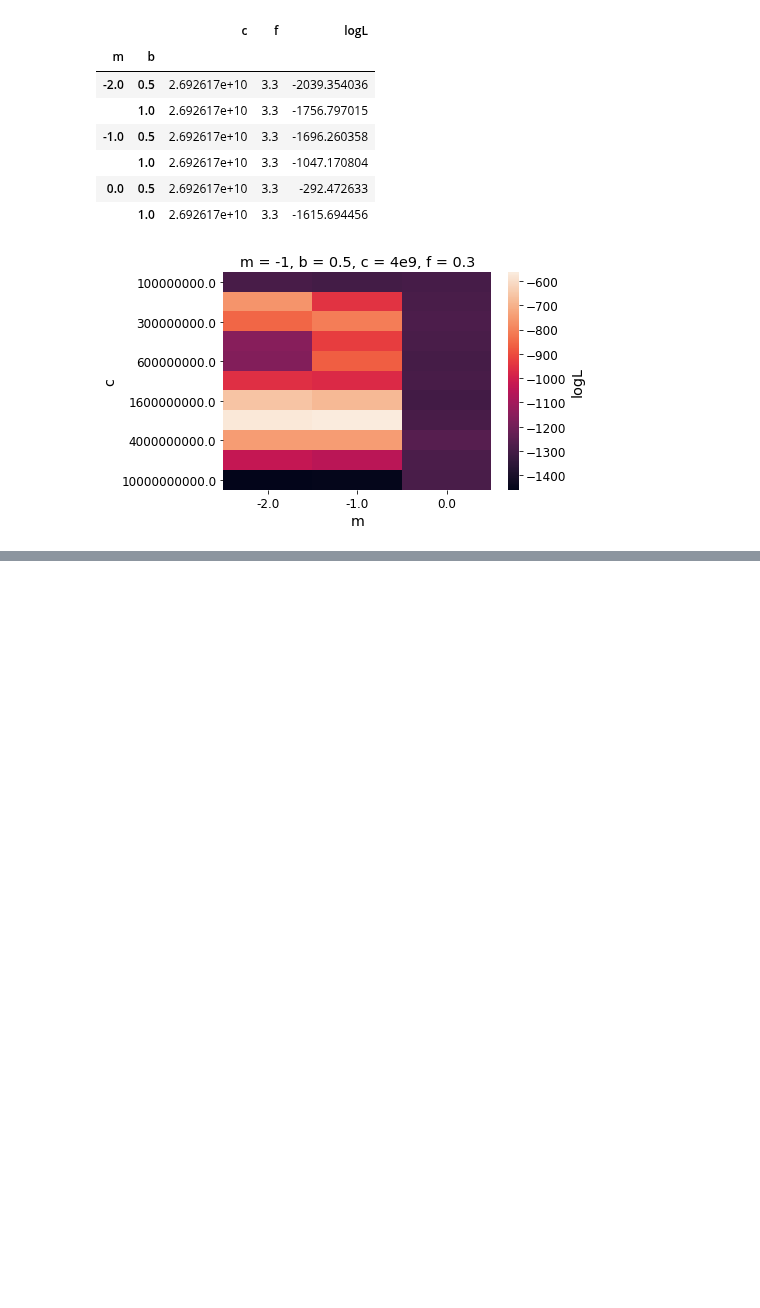
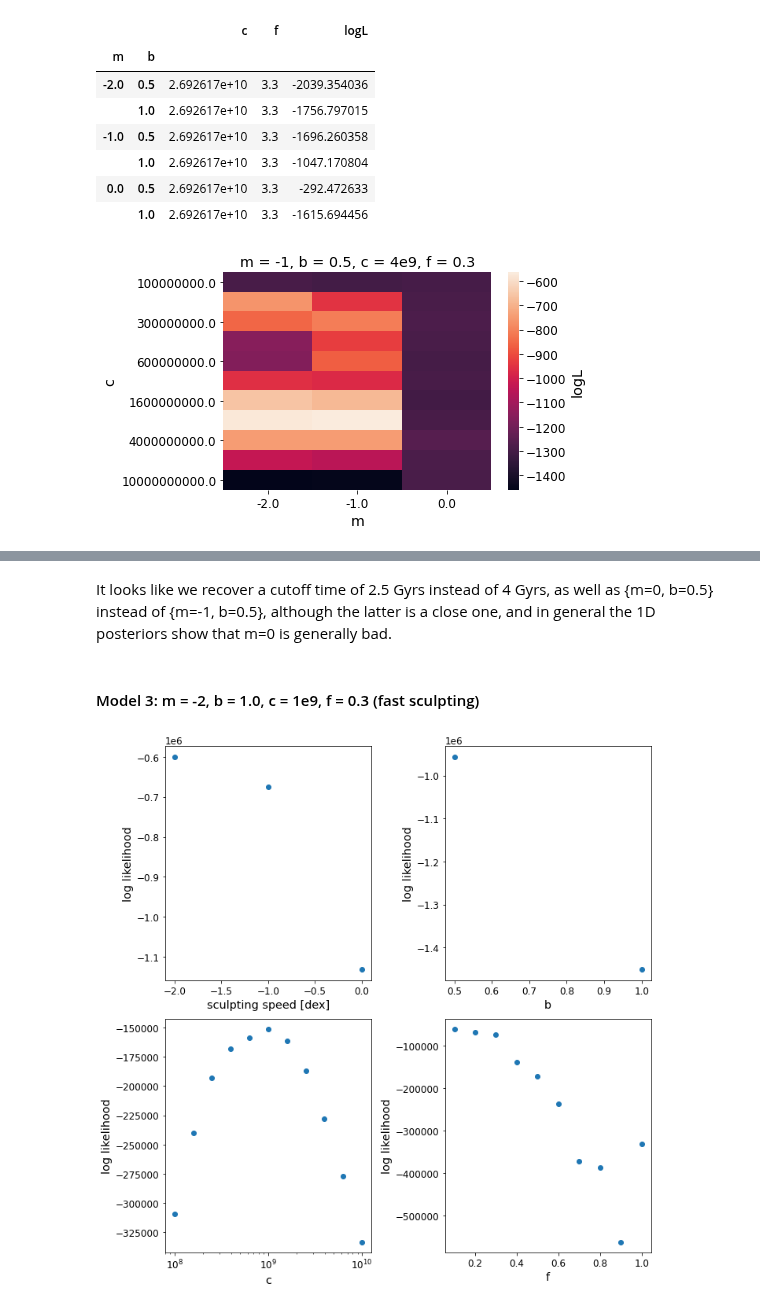
Before and after one commit to exoclam/mastrangelo, a Jupyter notebook: notebooks/injection-recovery.ipynb, the cells around one changed output, grey strips where cells are left out. Cells and saved outputs as stored; diff of their text form; code cells hidden in the pictures; blank space fills up the shorter version.

Commit message:
ran injection-recovery on three more models

```diff
--- a/notebooks/injection-recovery.ipynb
+++ b/notebooks/injection-recovery.ipynb
@@ -306,0 +277,6 @@ piv
+# %% [markdown]
+It looks like we recover a cutoff time of 2.5 Gyrs instead of 4 Gyrs, as well as {m=0, b=0.5} instead of {m=-1, b=0.5}, although the latter is a close one, and in general the 1D posteriors show that m=0 is generally bad.
+# %% [markdown]
+#### Model 3: m = -2, b = 1.0, c = 1e9, f = 0.3 (fast sculpting)
+# %%
+tm_fiducial = truth.loc[(truth.ms == -2) & (truth.bs == 1.) & (np.round(truth.cs, -9) == 1e9) & (np.round(truth.fs,1) == 0.3)].transit_multiplicities
@@ -306,0 +325,65 @@ piv
+# %%
+f, ((ax1, ax2), (ax3, ax4)) = plt.subplots(2, 2, figsize=(10, 10))
+
+# marginalize in 1D
+marginalized_logLs = []
+for gi_m in range(3):
+
+    cube = prior_grid_logslope(cube, ndim, nparams, gi_m, gi_b, gi_c)
+
+    # subset
+    only = model_logLs.loc[(model_logLs.m == cube[0])]# & (model_logLs.f == 0.3)]
+
+    # marginalize logL
+    marginalized_logLs.append(np.sum(only.logL))
+
+ax1.scatter(truth.ms.unique(), marginalized_logLs)
+ax1.set_ylabel("log likelihood")
+ax1.set_xlabel("sculpting speed [dex]")
+
+marginalized_logLs = []
+for gi_b in range(2):
+    gi_b = gi_b + 1
+
+    cube = prior_grid_logslope(cube, ndim, nparams, gi_m, gi_b, gi_c)
+
+    # subset
+    only = model_logLs.loc[(model_logLs.b == cube[1])]# & (model_logLs.f == 0.3)]
+
+    # marginalize logL
+    marginalized_logLs.append(np.sum(only.logL))
+ax2.scatter(model_logLs.b.unique(), marginalized_logLs)
+ax2.set_ylabel("log likelihood")
+ax2.set_xlabel("b")
+
+marginalized_logLs = []
+for gi_c in range(11):
+
+    cube = prior_grid_logslope(cube, ndim, nparams, gi_m, gi_b, gi_c)
+
+    # subset
+    only = model_logLs.loc[(model_logLs.c == cube[2])]# & (model_logLs.f == 0.3)]
+
+    # marginalize logL
+    marginalized_logLs.append(np.sum(only.logL))
+ax3.scatter(truth.cs.unique(), marginalized_logLs)
+ax3.set_ylabel("log likelihood")
+ax3.set_xlabel("c")
+ax3.set_xscale('log')
+
+marginalized_logLs = []
+for gi_f in np.linspace(0.1, 1, 10):
+
+    # subset
+    only = model_logLs.loc[(np.round(model_logLs.f, 1) == np.round(gi_f, 1))]
+
+    # marginalize logL
+    marginalized_logLs.append(np.sum(only.logL))
+ax4.scatter(np.linspace(0.1, 1, 10), marginalized_logLs)
+ax4.set_ylabel("log likelihood")
+ax4.set_xlabel("f")
+
+plt.tight_layout()
+plt.show()
+# %% [output]
+[figure, added]
```
Also changed, not shown: parts of 16 cells of this notebook, 1 other file.
